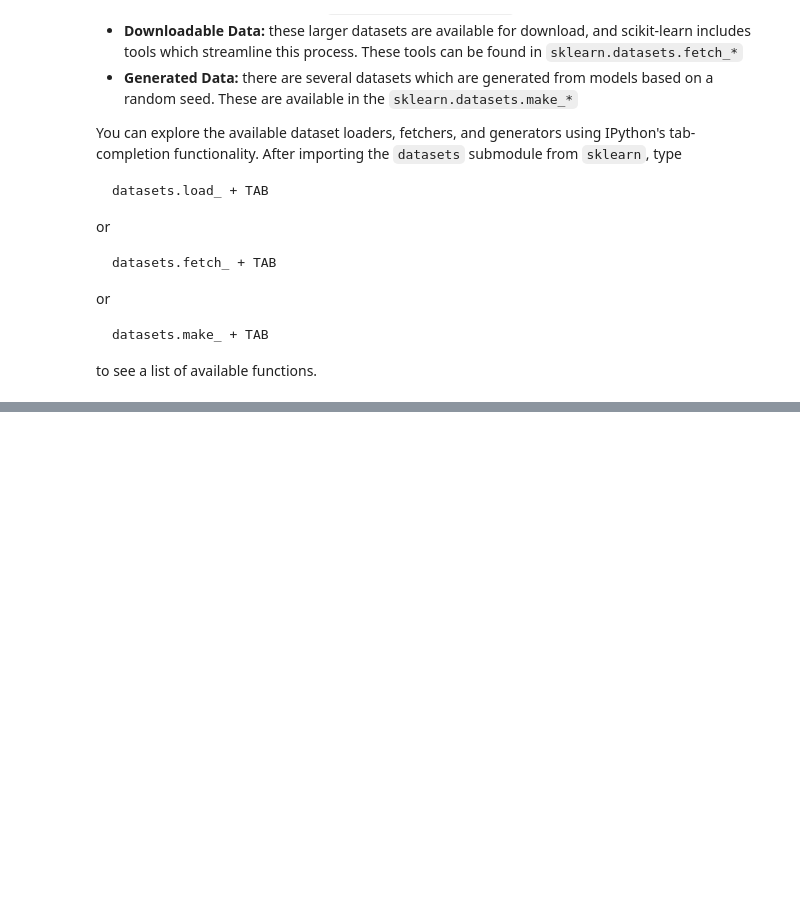
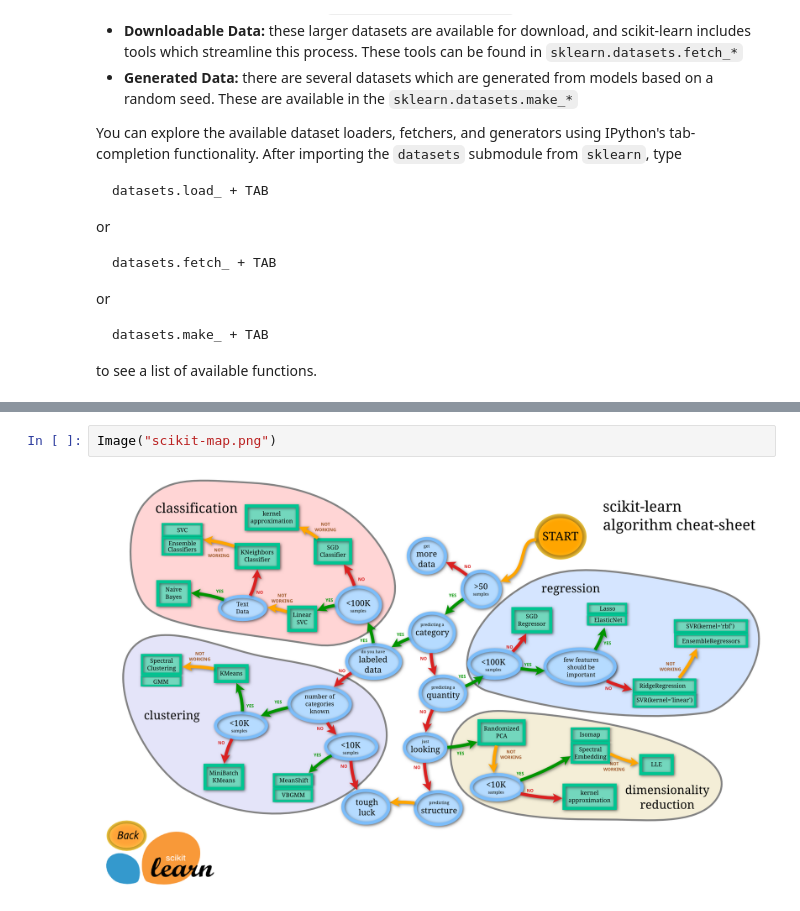
Before and after one commit to LeonardoSaccotelli/Machine-Learning-Collection-Lab, a Jupyter notebook: Machine-Learning-Lab/1-Introduction/1.0-Introduction.ipynb, the cells around one changed output, grey strips where cells are left out. Cells and saved outputs as stored; diff of their text form; blank space fills up the shorter version.

Commit message:
Updated 1.0-Introduction.ipynb
Added scikit-learn algorithm cheat-sheet.

```diff
--- a/Machine-Learning-Lab/1-Introduction/1.0-Introduction.ipynb
+++ b/Machine-Learning-Lab/1-Introduction/1.0-Introduction.ipynb
@@ -188,0 +192,4 @@ to see a list of available functions.
+# %%
+Image("scikit-map.png")
+# %% [output]
+[figure, added]
```
Also changed, not shown: parts of 1 cell of this notebook, 1 other file.
